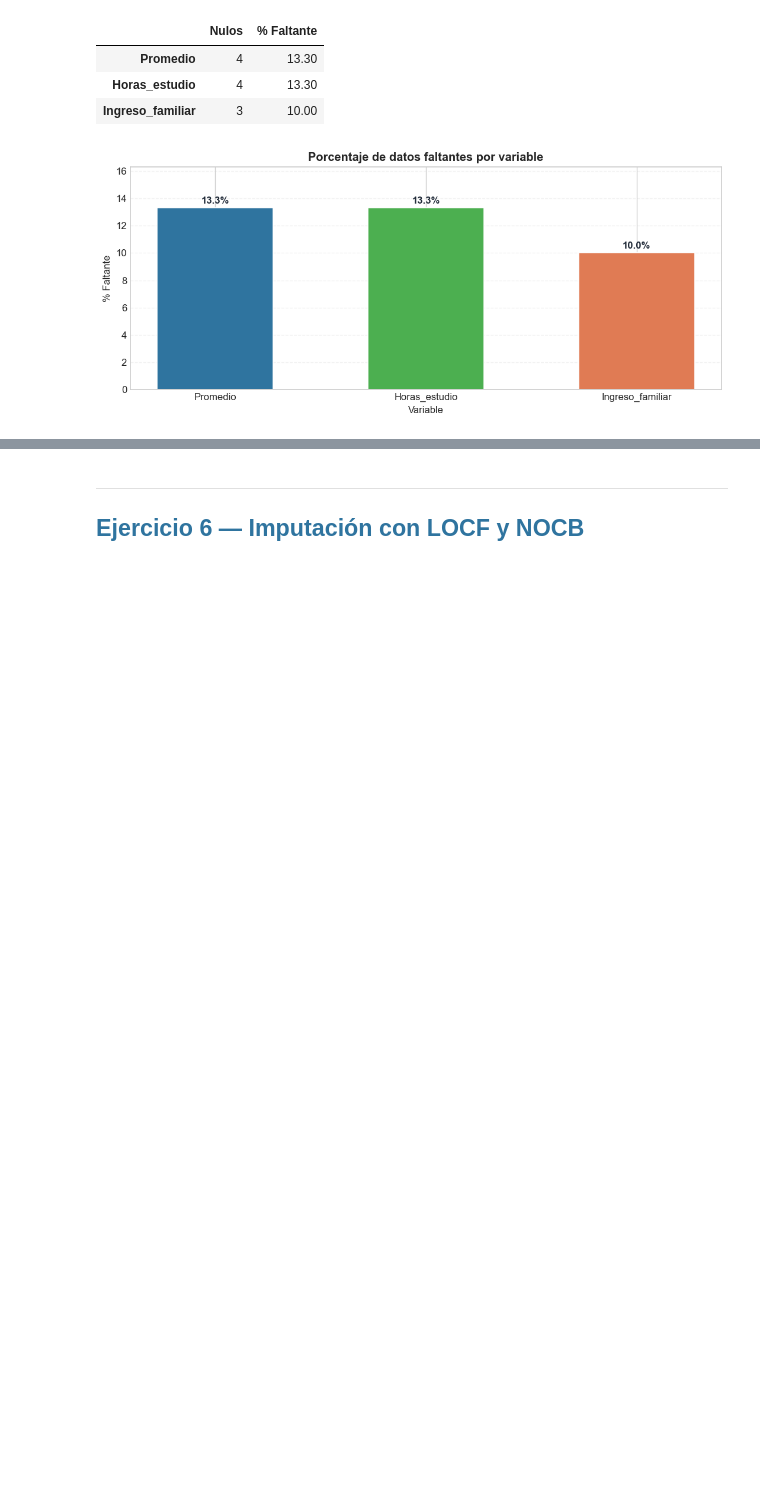
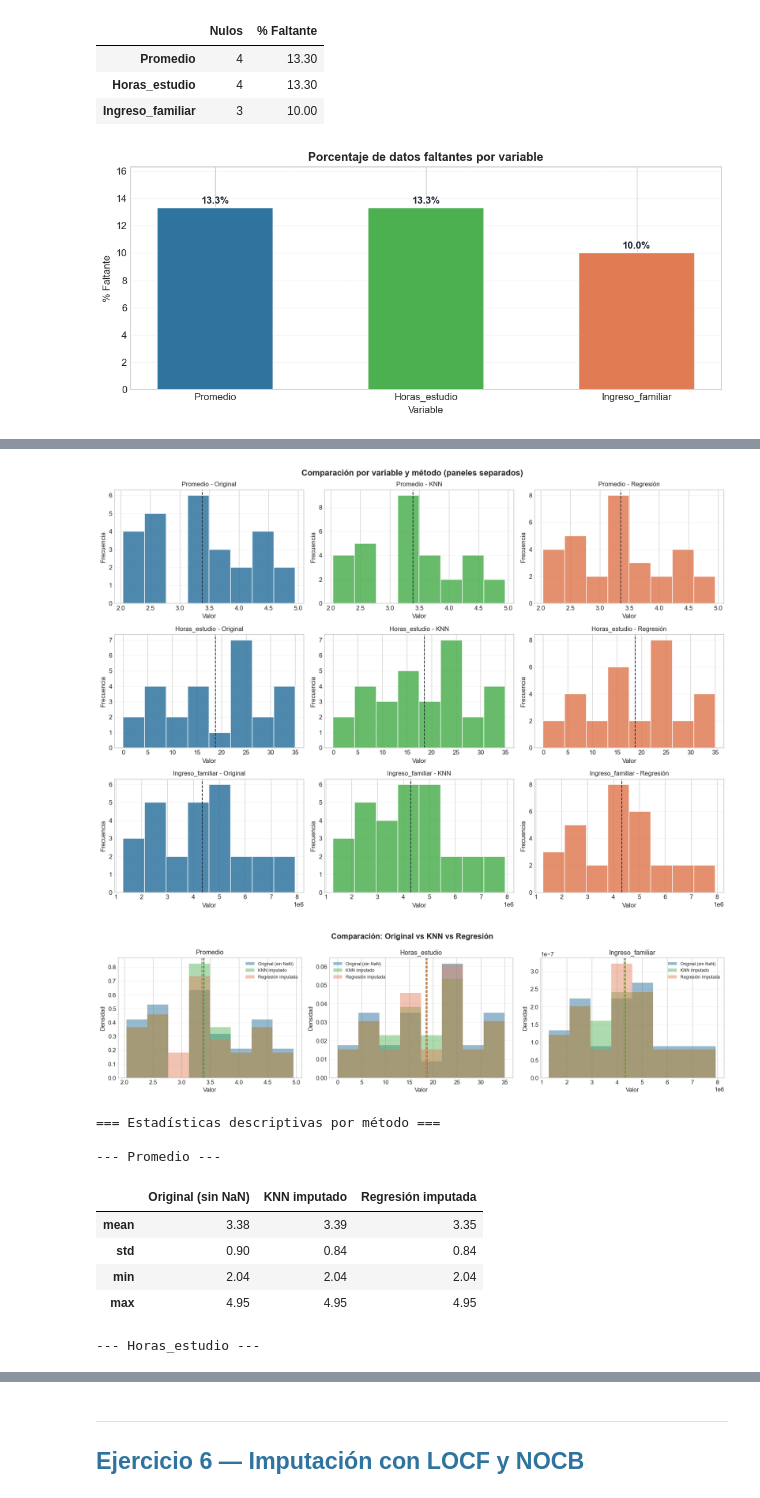
Before and after one commit to caamilo03/wine-quality, a Jupyter notebook: sesiones_practicas/sp_5_Camilo_Loaiza_Sarai_Restrepo.ipynb, the cells around one changed output, grey strips where cells are left out. Drawn from its saved outputs; the diff is of its cells as text; code cells hidden in the pictures; blank space fills up the shorter version.

```diff
--- a/sesiones_practicas/sp_5_Camilo_Loaiza_Sarai_Restrepo.ipynb
+++ b/sesiones_practicas/sp_5_Camilo_Loaiza_Sarai_Restrepo.ipynb
@@ -879,0 +856,80 @@ for var in vars_imputadas:
+# %%
+# Comparación visual más legible: paneles separados + paneles solapados
+vars_imputadas = ['Promedio', 'Horas_estudio', 'Ingreso_familiar']
+colores = {
+    'Original': '#2F749F',
+    'KNN': '#4CAF50',
+    'Regresión': '#E07B54'
+}
+
+# 1) Gráficos separados (sin solapar): uno por variable y por método
+fig_sep, axes_sep = plt.subplots(3, 3, figsize=(14, 10), dpi=120)
+
+for i, var in enumerate(vars_imputadas):
+    datos = [
+        ('Original', df_ej5[var].dropna()),
+        ('KNN', df_knn[var]),
+        ('Regresión', df_reg[var])
+    ]
+
+    for j, (metodo, serie) in enumerate(datos):
+        ax = axes_sep[i, j]
+        ax.hist(serie, bins=8, color=colores[metodo], alpha=0.85, edgecolor='white')
+        ax.axvline(serie.mean(), color='#1F2937', linestyle='--', linewidth=1.2)
+        ax.set_title(f'{var} - {metodo}', fontsize=10)
+        ax.set_xlabel('Valor')
+        ax.set_ylabel('Frecuencia')
+        ax.grid(axis='y', alpha=0.2)
+
+plt.suptitle('Comparación por variable y método (paneles separados)', fontsize=13, fontweight='bold')
+plt.tight_layout()
+plt.show()
+
+# 2) Gráficos solapados (uno por variable)
+fig_ov, axes_ov = plt.subplots(1, 3, figsize=(15, 4), dpi=120)
+
+for ax, var in zip(axes_ov, vars_imputadas):
+    orig_vals = df_ej5[var].dropna()
+    knn_vals  = df_knn[var]
+    reg_vals  = df_reg[var]
+
+    ax.hist(orig_vals, bins=8, alpha=0.50, color=colores['Original'], label='Original (sin NaN)', density=True)
+    ax.hist(knn_vals,  bins=8, alpha=0.45, color=colores['KNN'],      label='KNN imputado', density=True)
+    ax.hist(reg_vals,  bins=8, alpha=0.45, color=colores['Regresión'], label='Regresión imputada', density=True)
+
+    ax.axvline(orig_vals.mean(), color=colores['Original'], linestyle='--', linewidth=1.3)
+    ax.axvline(knn_vals.mean(),  color=colores['KNN'], linestyle='--', linewidth=1.3)
+    ax.axvline(reg_vals.mean(),  color=colores['Regresión'], linestyle='--', linewidth=1.3)
+
+    ax.set_title(f'{var}', fontsize=11)
+    ax.set_xlabel('Valor')
+    ax.set_ylabel('Densidad')
+    ax.legend(fontsize=7.5, frameon=False)
+    ax.grid(axis='y', alpha=0.2)
+
+plt.suptitle('Comparación: Original vs KNN vs Regresión', fontsize=13, fontweight='bold')
+plt.tight_layout()
+plt.show()
+
+# Tabla resumen de estadísticas descriptivas por método
+print('\n=== Estadísticas descriptivas por método ===')
+for var in vars_imputadas:
+    print(f'\n--- {var} ---')
+    resumen = pd.DataFrame({
+        'Original (sin NaN)': df_ej5[var].dropna().describe(),
+        'KNN imputado': df_knn[var].describe(),
+        'Regresión imputada': df_reg[var].describe(),
+    }).round(2)
+    display(resumen.loc[['mean', 'std', 'min', 'max']])
+# %% [output]
+[figure, added]
+[figure, added]
+=== Estadísticas descriptivas por método ===
+
+--- Promedio ---
+|  | Original (sin NaN) | KNN imputado | Regresión imputada |
+| mean | 3.38 | 3.39 | 3.35 |
+| std | 0.90 | 0.84 | 0.84 |
+| min | 2.04 | 2.04 | 2.04 |
+| max | 4.95 | 4.95 | 4.95 |
+--- Horas_estudio ---
```
Also changed, not shown: parts of 16 cells of this notebook.
